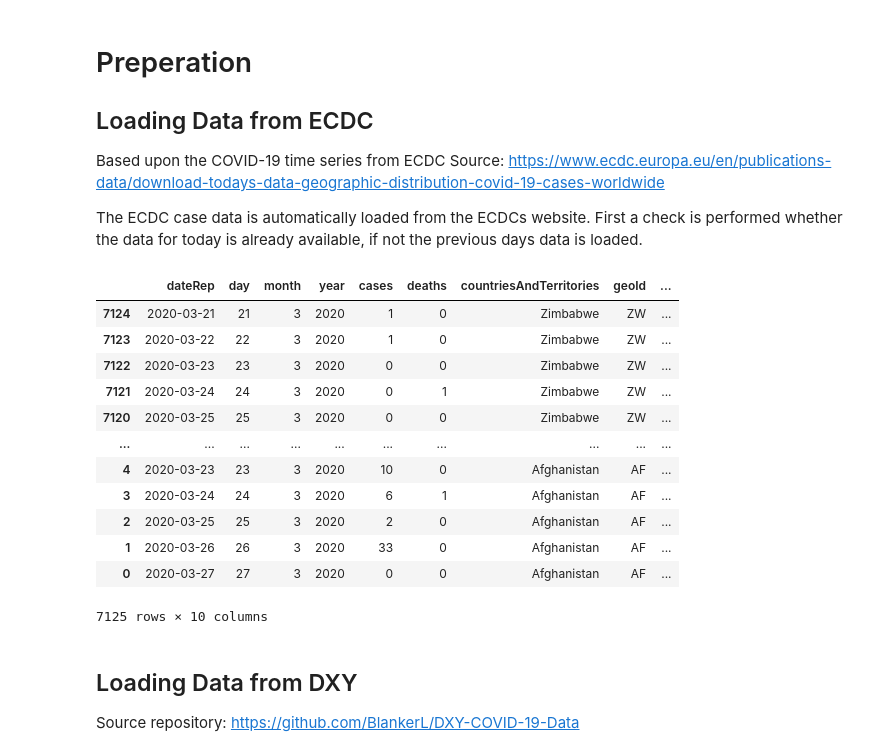
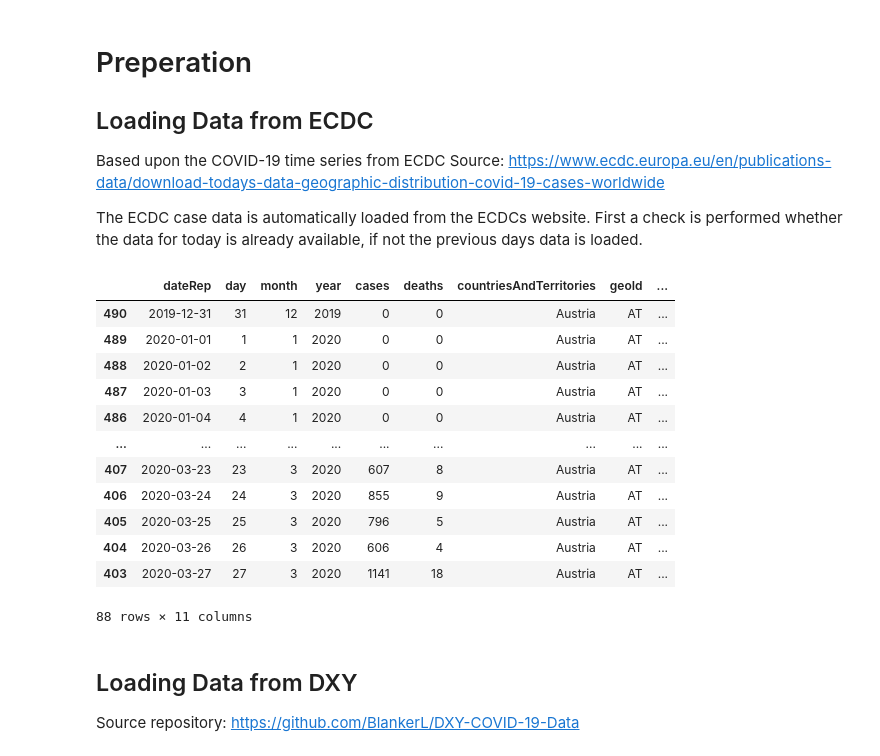
Before and after one commit to fvalka/covid19-austria-visualization, a Jupyter notebook: COVID-19 Daily Situation Report ECDC.ipynb, the cells around one changed output. Saved outputs shown, nothing was run; the diff lists cells and outputs as text; code cells hidden in the pictures.

```diff
--- a/COVID-19 Daily Situation Report ECDC.ipynb
+++ b/COVID-19 Daily Situation Report ECDC.ipynb
@@ -40,22 +40,22 @@ if not resp.ok:
 # %%
 df = pd.read_excel(url)
 df = df.iloc[::-1]
-# %%
-df
-# %% [output]
-|  | dateRep | day | month | year | cases | deaths | countriesAndTerritories | geoId | ... |
-| 7124 | 2020-03-21 | 21 | 3 | 2020 | 1 | 0 | Zimbabwe | ZW | ... |
-| 7123 | 2020-03-22 | 22 | 3 | 2020 | 1 | 0 | Zimbabwe | ZW | ... |
-| 7122 | 2020-03-23 | 23 | 3 | 2020 | 0 | 0 | Zimbabwe | ZW | ... |
-| 7121 | 2020-03-24 | 24 | 3 | 2020 | 0 | 1 | Zimbabwe | ZW | ... |
-| 7120 | 2020-03-25 | 25 | 3 | 2020 | 0 | 0 | Zimbabwe | ZW | ... |
-| ... | ... | ... | ... | ... | ... | ... | ... | ... | ... |
-| 4 | 2020-03-23 | 23 | 3 | 2020 | 10 | 0 | Afghanistan | AF | ... |
-| 3 | 2020-03-24 | 24 | 3 | 2020 | 6 | 1 | Afghanistan | AF | ... |
-| 2 | 2020-03-25 | 25 | 3 | 2020 | 2 | 0 | Afghanistan | AF | ... |
-| 1 | 2020-03-26 | 26 | 3 | 2020 | 33 | 0 | Afghanistan | AF | ... |
-| 0 | 2020-03-27 | 27 | 3 | 2020 | 0 | 0 | Afghanistan | AF | ... |
-7125 rows × 10 columns
+# %%
+df[df["countriesAndTerritories"]=="Austria"]
+# %% [output]
+|  | dateRep | day | month | year | cases | deaths | countriesAndTerritories | geoId | ... |
+| 490 | 2019-12-31 | 31 | 12 | 2019 | 0 | 0 | Austria | AT | ... |
+| 489 | 2020-01-01 | 1 | 1 | 2020 | 0 | 0 | Austria | AT | ... |
+| 488 | 2020-01-02 | 2 | 1 | 2020 | 0 | 0 | Austria | AT | ... |
+| 487 | 2020-01-03 | 3 | 1 | 2020 | 0 | 0 | Austria | AT | ... |
+| 486 | 2020-01-04 | 4 | 1 | 2020 | 0 | 0 | Austria | AT | ... |
+| ... | ... | ... | ... | ... | ... | ... | ... | ... | ... |
+| 407 | 2020-03-23 | 23 | 3 | 2020 | 607 | 8 | Austria | AT | ... |
+| 406 | 2020-03-24 | 24 | 3 | 2020 | 855 | 9 | Austria | AT | ... |
+| 405 | 2020-03-25 | 25 | 3 | 2020 | 796 | 5 | Austria | AT | ... |
+| 404 | 2020-03-26 | 26 | 3 | 2020 | 606 | 4 | Austria | AT | ... |
+| 403 | 2020-03-27 | 27 | 3 | 2020 | 1141 | 18 | Austria | AT | ... |
+88 rows × 11 columns
 # %%
 df['cumsum'] = df.groupby("countriesAndTerritories")['cases'].transform(pd.Series.cumsum)
 #df = df.set_index("DateRep")
```
Also changed, not shown: parts of 2 cells of this notebook, 1 other file.
